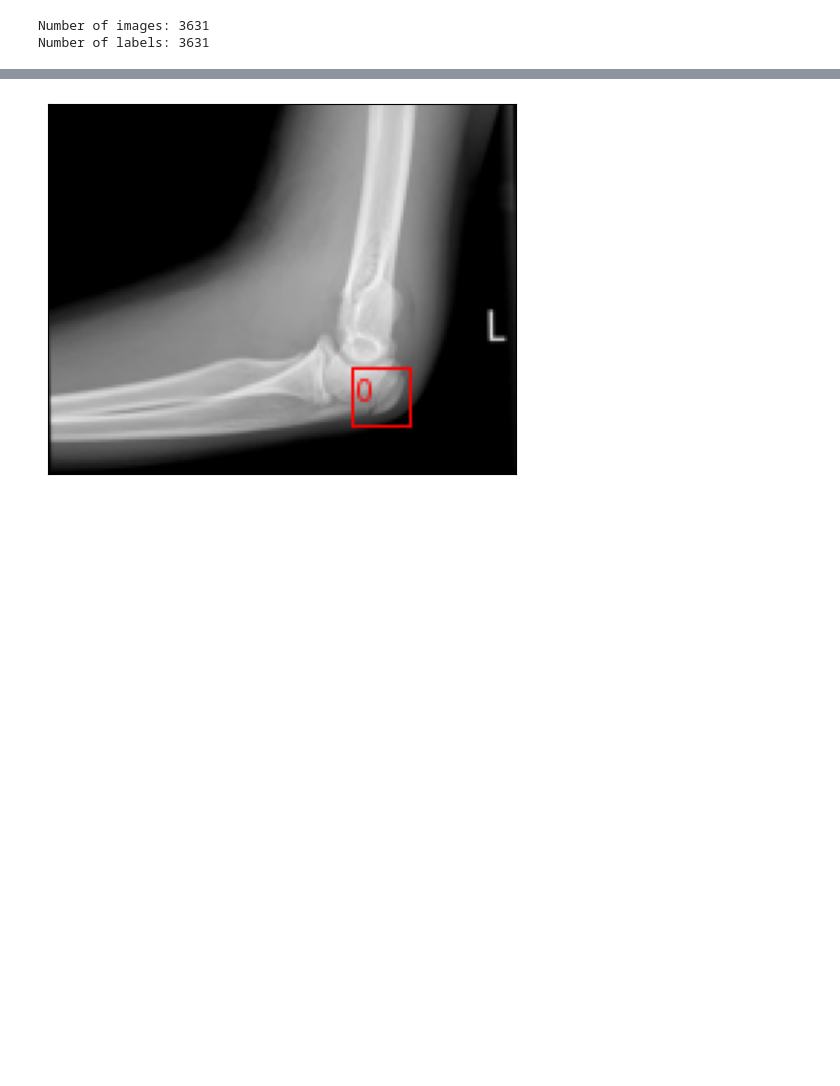
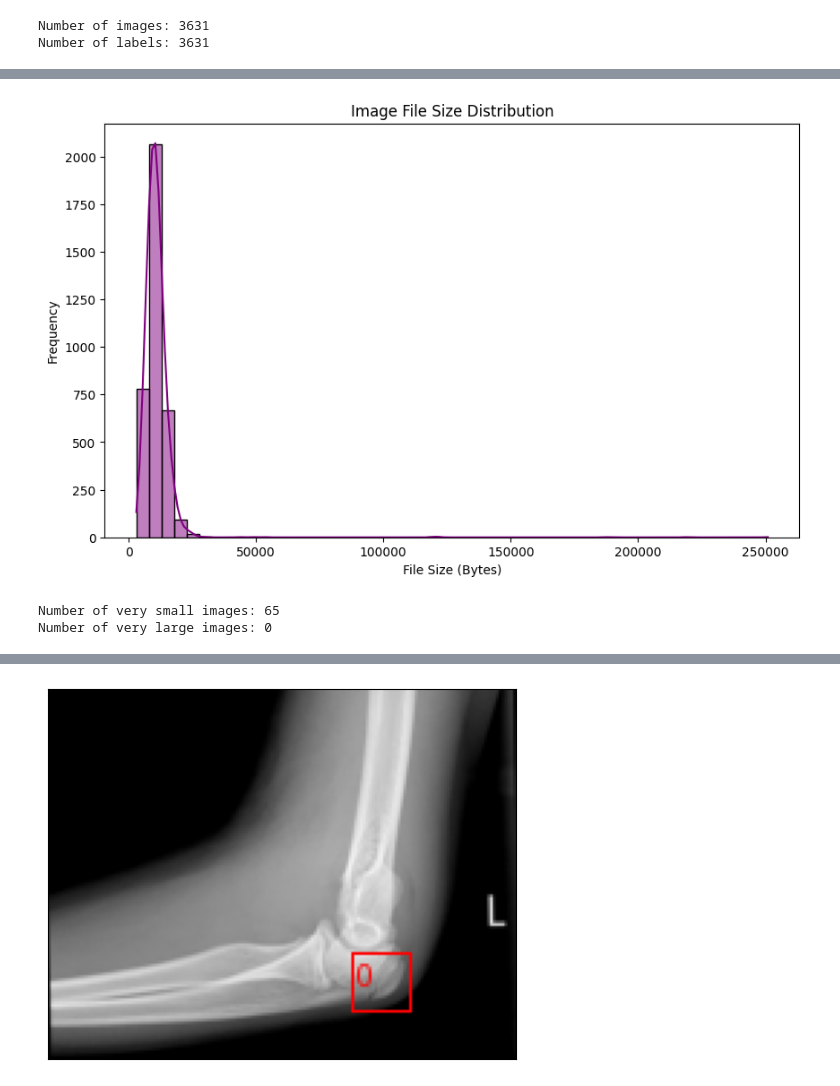
Before and after one commit to anish-dhage/NN-Bone_Fracture-G31, a Jupyter notebook: eda.ipynb, the cells around one changed output, grey strips where cells are left out. Cells and saved outputs as stored; diff of their text form; code cells hidden in the pictures; blank space fills up the shorter version.

```diff
--- a/eda.ipynb
+++ b/eda.ipynb
@@ -95,0 +155,21 @@ plt.show()
+# %%
+image_sizes = [os.path.getsize(os.path.join(train_image_dir, img_file)) for img_file in image_files]
+
+# Plot file size distribution
+plt.figure(figsize=(10, 6))
+sns.histplot(image_sizes, bins=50, kde=True, color='purple')
+plt.title("Image File Size Distribution")
+plt.xlabel("File Size (Bytes)")
+plt.ylabel("Frequency")
+plt.show()
+
+# Identify outliers (extremely small or large images)
+small_images = [img for img, size in zip(image_files, image_sizes) if size < 5000]  # Less than 5 KB
+large_images = [img for img, size in zip(image_files, image_sizes) if size > 5e6]  # Greater than 5MB
+
+print(f"Number of very small images: {len(small_images)}")
+print(f"Number of very large images: {len(large_images)}")
+# %% [output]
+[figure, added]
+Number of very small images: 65
+Number of very large images: 0
```
Also changed, not shown: parts of 7 cells of this notebook, 1 other file.
